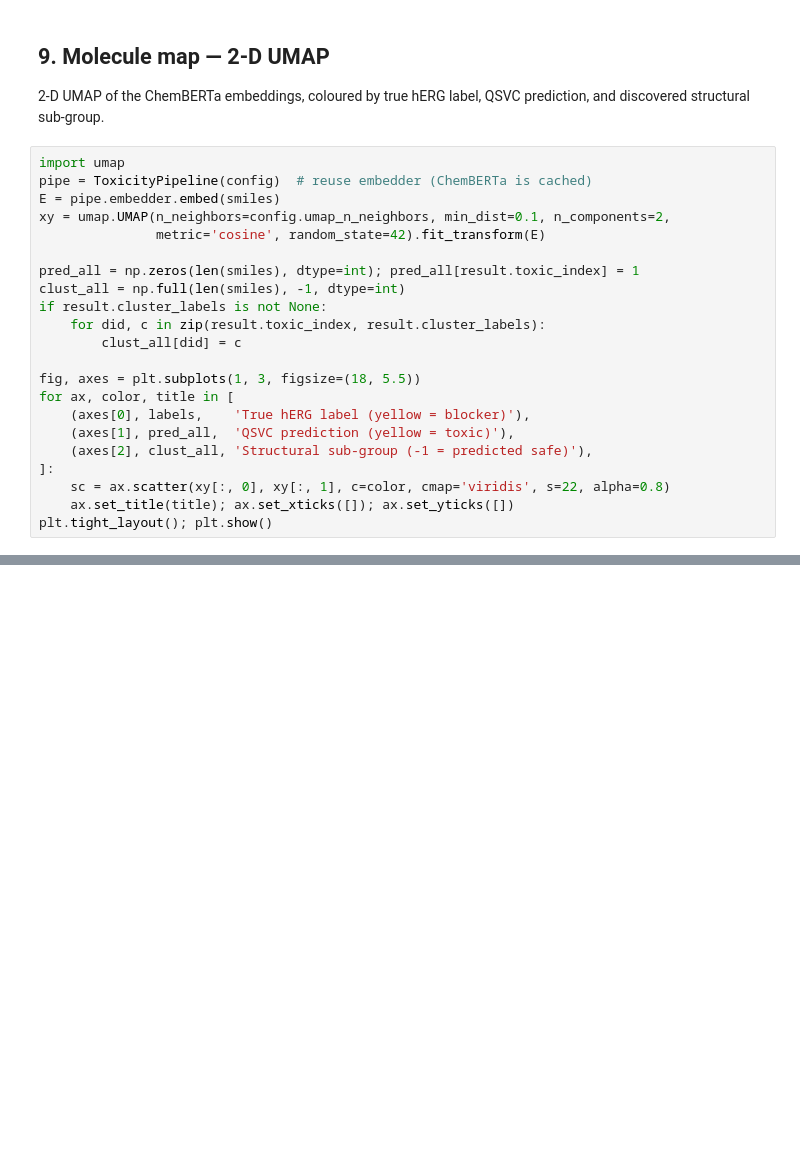
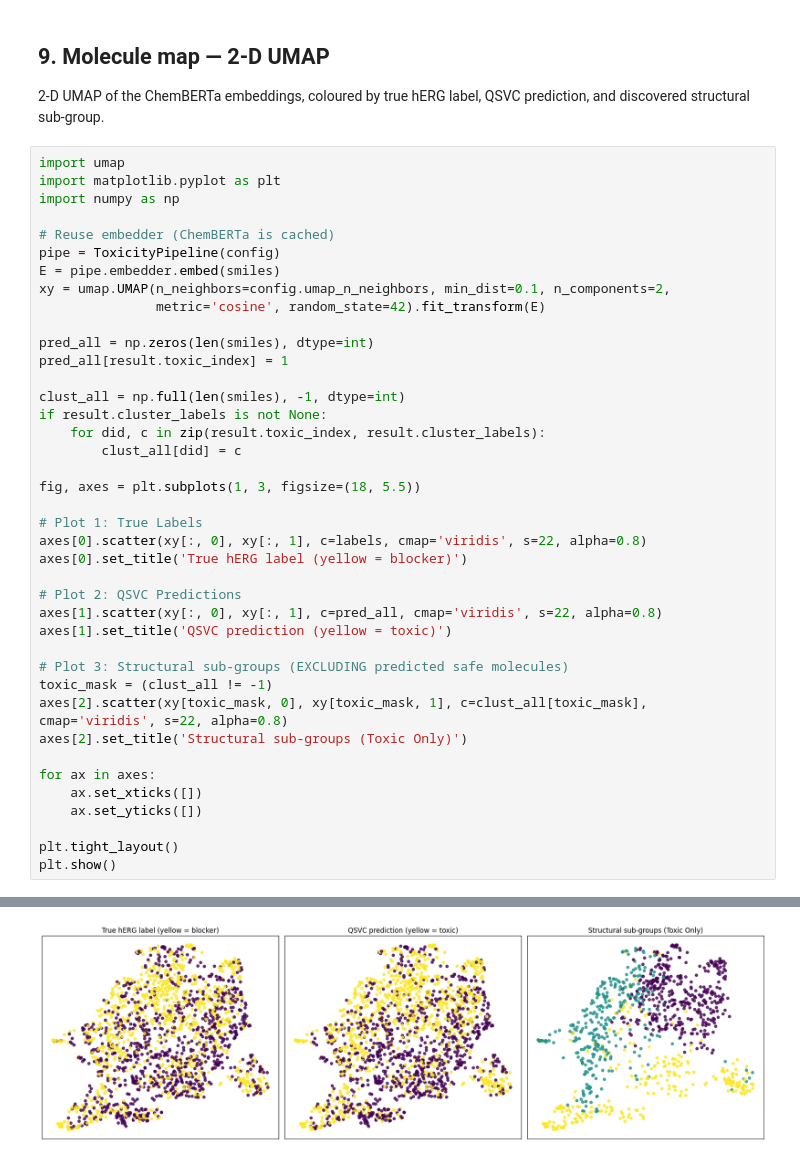
Before and after one commit to NewDetroit/cardiogenAI, a Jupyter notebook: cardiotoxicity_pipeline_colab.ipynb, the cells around one changed output, grey strips where cells are left out. Cells and saved outputs as stored; diff of their text form; blank space fills up the shorter version.

```diff
--- a/cardiotoxicity_pipeline_colab.ipynb
+++ b/cardiotoxicity_pipeline_colab.ipynb
@@ -1149,23 +1661,42 @@ plt.tight_layout(); plt.show()
 discovered structural sub-group.
 # %%
 import umap
-pipe = ToxicityPipeline(config)  # reuse embedder (ChemBERTa is cached)
+import matplotlib.pyplot as plt
+import numpy as np
+
+# Reuse embedder (ChemBERTa is cached)
+pipe = ToxicityPipeline(config)
 E = pipe.embedder.embed(smiles)
 xy = umap.UMAP(n_neighbors=config.umap_n_neighbors, min_dist=0.1, n_components=2,
                metric='cosine', random_state=42).fit_transform(E)
 
-pred_all = np.zeros(len(smiles), dtype=int); pred_all[result.toxic_index] = 1
+pred_all = np.zeros(len(smiles), dtype=int)
+pred_all[result.toxic_index] = 1
+
 clust_all = np.full(len(smiles), -1, dtype=int)
 if result.cluster_labels is not None:
     for did, c in zip(result.toxic_index, result.cluster_labels):
         clust_all[did] = c
 
 fig, axes = plt.subplots(1, 3, figsize=(18, 5.5))
-for ax, color, title in [
-    (axes[0], labels,    'True hERG label (yellow = blocker)'),
-    (axes[1], pred_all,  'QSVC prediction (yellow = toxic)'),
-    (axes[2], clust_all, 'Structural sub-group (-1 = predicted safe)'),
-]:
-    sc = ax.scatter(xy[:, 0], xy[:, 1], c=color, cmap='viridis', s=22, alpha=0.8)
-    ax.set_title(title); ax.set_xticks([]); ax.set_yticks([])
-plt.tight_layout(); plt.show()
+
+# Plot 1: True Labels
+axes[0].scatter(xy[:, 0], xy[:, 1], c=labels, cmap='viridis', s=22, alpha=0.8)
+axes[0].set_title('True hERG label (yellow = blocker)')
+
+# Plot 2: QSVC Predictions
+axes[1].scatter(xy[:, 0], xy[:, 1], c=pred_all, cmap='viridis', s=22, alpha=0.8)
+axes[1].set_title('QSVC prediction (yellow = toxic)')
+
+# Plot 3: Structural sub-groups (EXCLUDING predicted safe molecules)
+toxic_mask = (clust_all != -1)
+axes[2].scatter(xy[toxic_mask, 0], xy[toxic_mask, 1], c=clust_all[toxic_mask], cmap='viridis', s=22, alpha=0.8)
+axes[2].set_title('Structural sub-groups (Toxic Only)')
+
+for ax in axes:
+    ax.set_xticks([])
+    ax.set_yticks([])
+
+plt.tight_layout()
+plt.show()
+# %% [output]
@@ -1172,3 +1718,4 @@ plt.tight_layout(); plt.show()
+[figure, added]
 # %% [markdown]
 ## 10. Sanity check on named drugs (interpretability)
 
```
Also changed, not shown: parts of 26 cells of this notebook, 2 other files.
